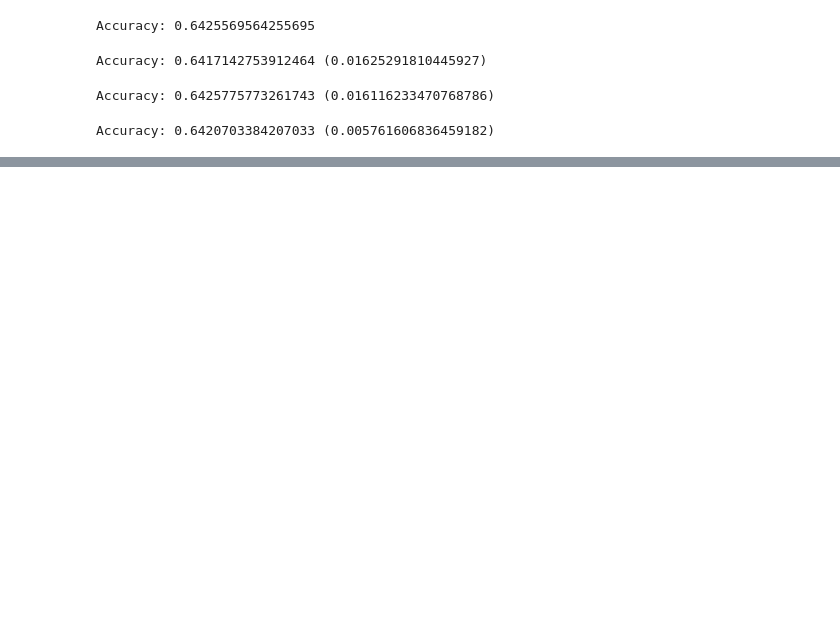
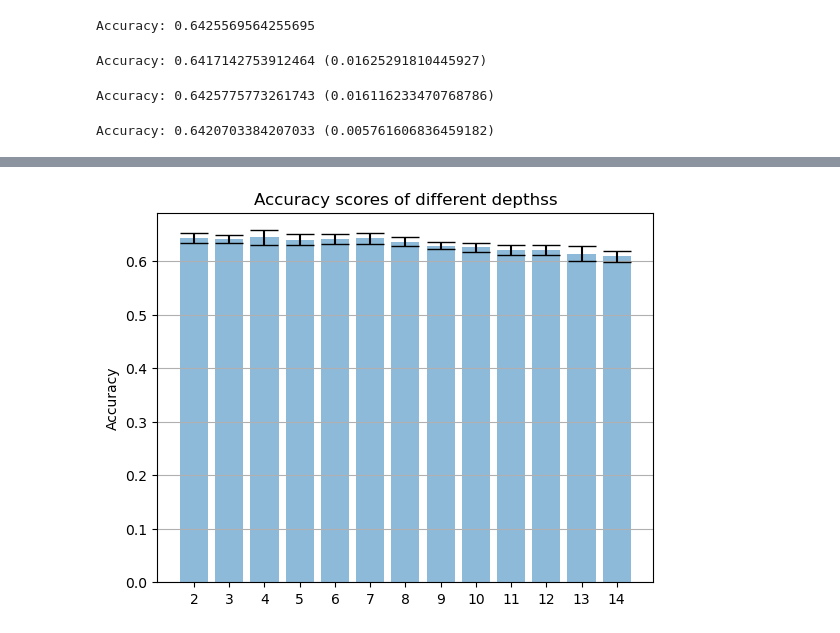
Before and after one commit to JackBuczak/ML_NFL, a Jupyter notebook: NFL_Validation.ipynb, the cells around one changed output, grey strips where cells are left out. Saved outputs shown, nothing was run; the diff lists cells and outputs as text; code cells hidden in the pictures; blank space fills up the shorter version.

```diff
--- a/NFL_Validation.ipynb
+++ b/NFL_Validation.ipynb
@@ -197,0 +218,44 @@ for d in range(2,15):
+# %%
+D2_mean = np.mean(results[0])
+D2_std= np.std(results[0])
+D3_mean = np.mean(results[1])
+D3_std = np.std(results[1])
+D4_mean = np.mean(results[2])
+D4_std = np.std(results[2])
+D5_mean = np.mean(results[3])
+D5_std = np.std(results[3])
+D6_mean = np.mean(results[4])
+D6_std = np.std(results[4])
+D7_mean = np.mean(results[5])
+D7_std = np.std(results[5])
+D8_mean = np.mean(results[6])
+D8_std = np.std(results[6])
+D9_mean = np.mean(results[7])
+D9_std = np.std(results[7])
+D10_mean = np.mean(results[8])
+D10_std = np.std(results[8])
+D11_mean = np.mean(results[9])
+D11_std = np.std(results[9])
+D12_mean = np.mean(results[10])
+D12_std = np.std(results[10])
+D13_mean = np.mean(results[11])
+D13_std = np.std(results[11])
+D14_mean = np.mean(results[12])
+D14_std = np.std(results[12])
+# %%
+#lists for plot – I bet there is a better way to do this
+depth =['2','3','4','5','6','7','8', '9', '10', '11', '12', '13', '14']
+x_pos = np.arange(len(depth))
+#print(x_pos)
+Means = [D2_mean,D3_mean,D4_mean,D5_mean,D6_mean,D7_mean,D8_mean,D9_mean,D10_mean,D11_mean,D12_mean,D13_mean,D14_mean]
+error = [D2_std,D3_std,D4_std,D5_std,D6_std,D7_std,D8_std,D9_std,D10_std,D11_std,D12_std,D13_std,D14_std]
+# Build the plot
+fig, ax = plt.subplots()
+ax.bar(x_pos, Means, yerr=error, align='center', alpha=0.5, ecolor='black', capsize=10)
+ax.set_ylabel('Accuracy')
+ax.set_xticks(x_pos)
+ax.set_xticklabels(depth)
+ax.set_title('Accuracy scores of different depthss')
+ax.yaxis.grid(True)
+# %% [output]
+[figure, added]
```
Also changed, not shown: parts of 13 cells of this notebook, 2 other files.
